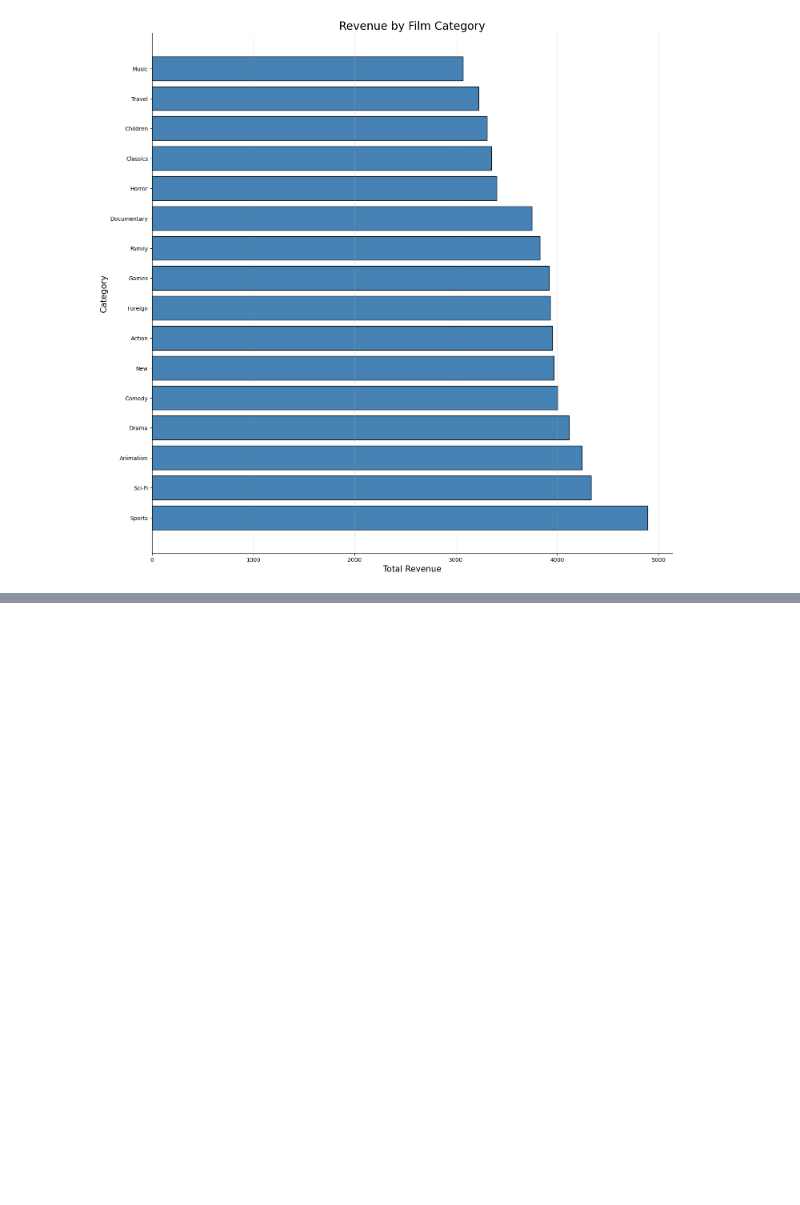
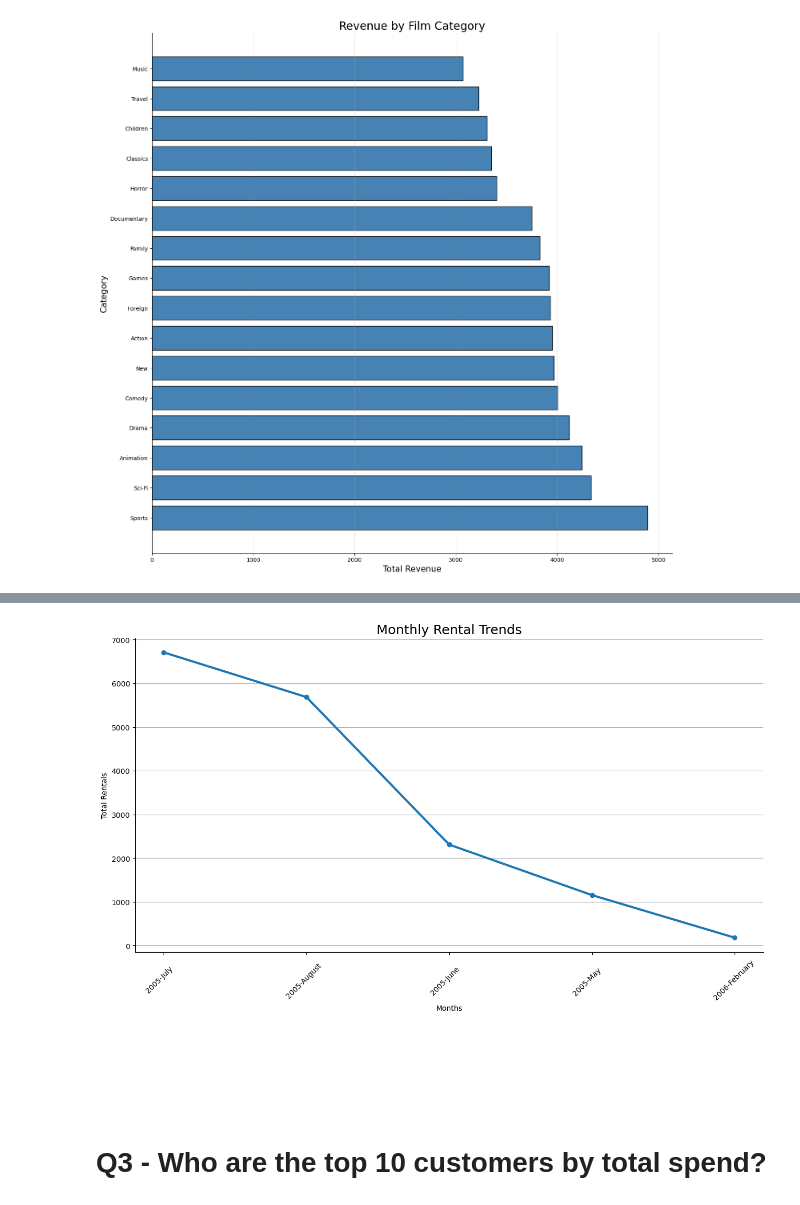
Before and after one commit to AkhileshGhatate5/dvdrental-analytics, a Jupyter notebook: notebooks/dvdrental.ipynb, the cells around one changed output, grey strips where cells are left out. Drawn from its saved outputs; the diff is of its cells as text; code cells hidden in the pictures; blank space fills up the shorter version.

```diff
--- a/notebooks/dvdrental.ipynb
+++ b/notebooks/dvdrental.ipynb
@@ -958,0 +966,26 @@ plt.show()
+# %%
+fig=plt.figure(figsize=(12,6))
+ax=fig.add_axes([0,0,1,1])
+
+ax.set_title('Monthly Rental Trends', fontsize=18)
+ax.set_xlabel('Months',fontsize=10)
+ax.set_ylabel('Total Rentals',fontsize=10)
+ax.grid(axis='y', alpha=1)
+
+ax.plot(df_q2['Months'],
+        df_q2['Total Rentals'],
+       linewidth=3,
+       marker='o')
+
+plt.xticks(rotation=45)
+sns.despine()
+
+plt.show()
+# %% [output]
+[figure, added]
+# %% [markdown]
+#
+# %% [markdown]
+#
+# %% [markdown]
+# Q3 - Who are the top 10 customers by total spend?
```
Also changed, not shown: parts of 54 cells of this notebook.
